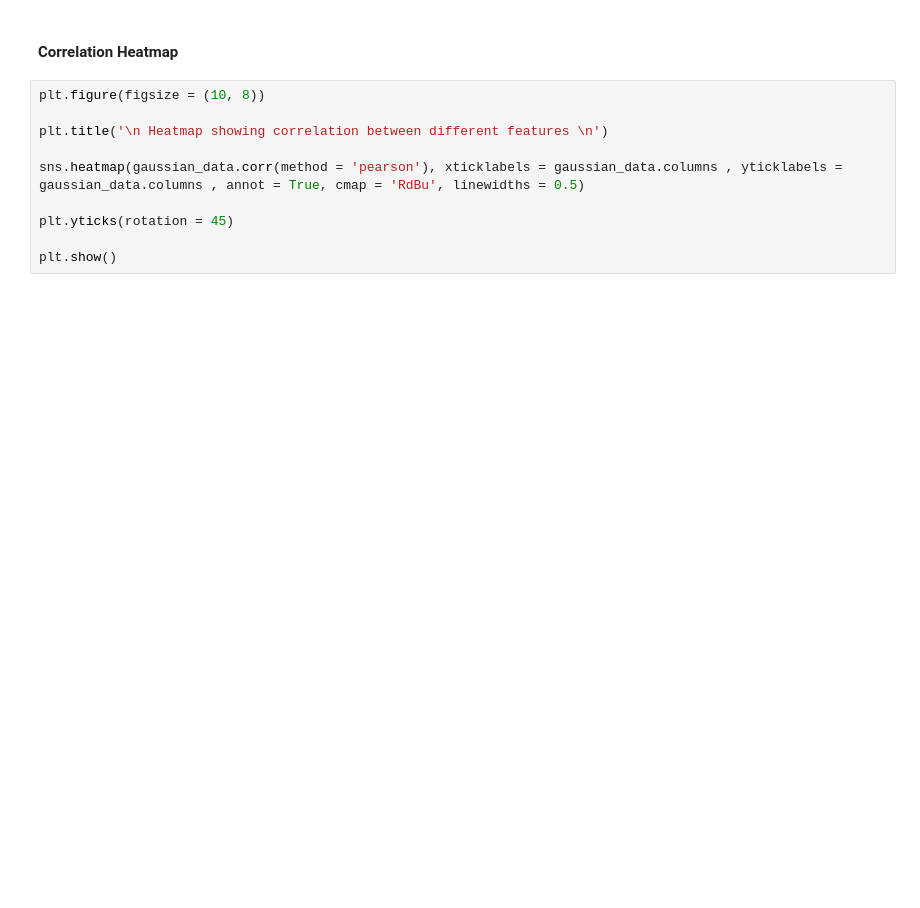
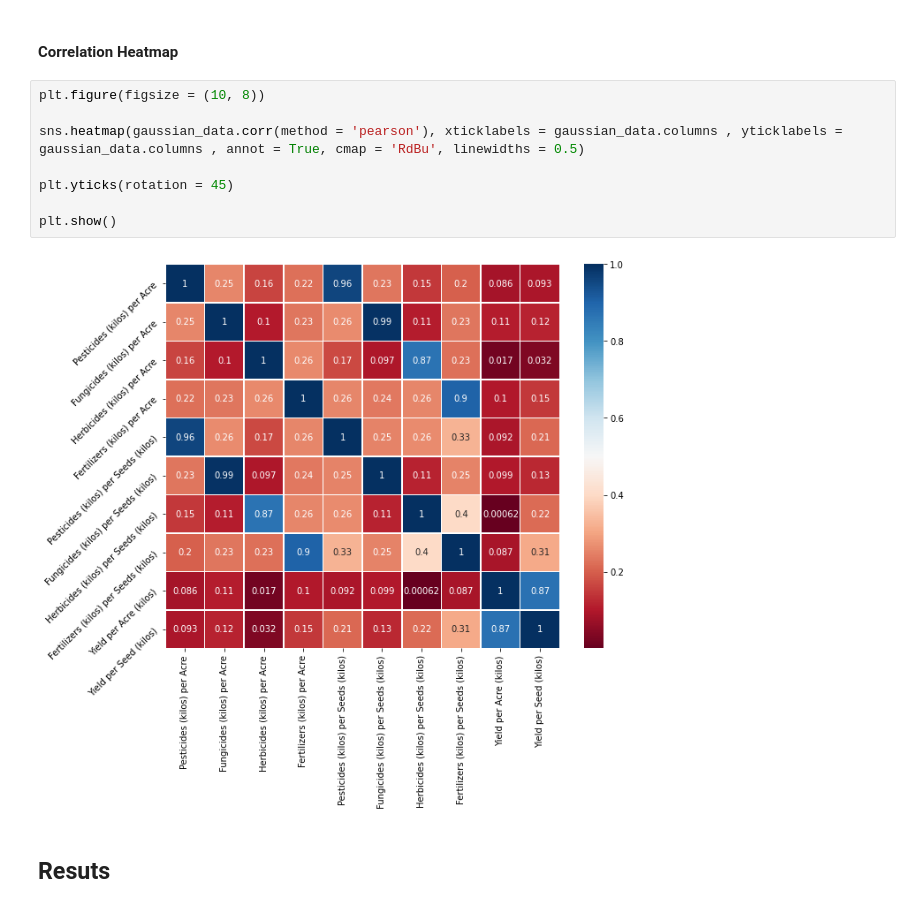
Before and after one commit to AMVamsi/Farm-Yield-Analysis, a Jupyter notebook: SF_MLChallenge.ipynb, the cells around one changed output. Drawn from its saved outputs; the diff is of its cells as text; blank space fills up the shorter version.

```diff
--- a/SF_MLChallenge.ipynb
+++ b/SF_MLChallenge.ipynb
@@ -440,11 +579,13 @@ plot_data(gaussian_data)
 #### Correlation Heatmap
 # %%
 plt.figure(figsize = (10, 8))
-
-plt.title('\n Heatmap showing correlation between different features \n')
 
 sns.heatmap(gaussian_data.corr(method = 'pearson'), xticklabels = gaussian_data.columns , yticklabels = gaussian_data.columns , annot = True, cmap = 'RdBu', linewidths = 0.5)
 
 plt.yticks(rotation = 45)
 
 plt.show()
+# %% [output]
+[figure, added]
+# %% [markdown]
+## Resuts
```
Also changed, not shown: parts of 13 cells of this notebook.
